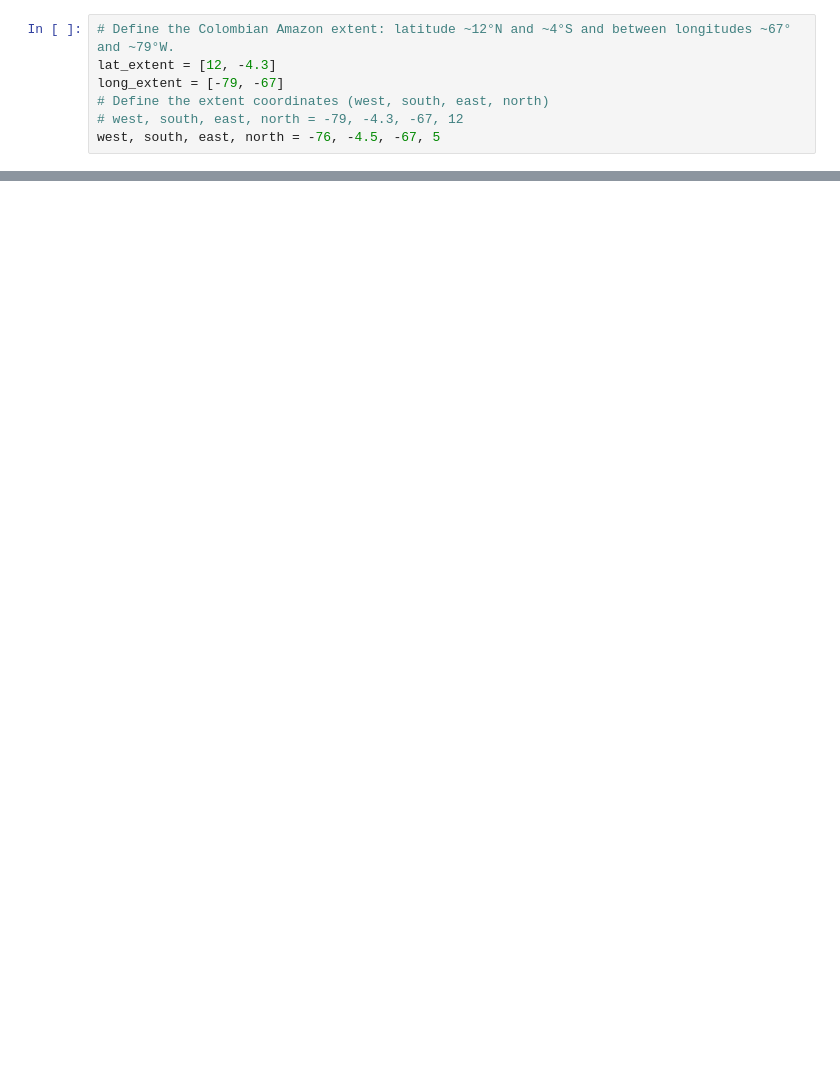
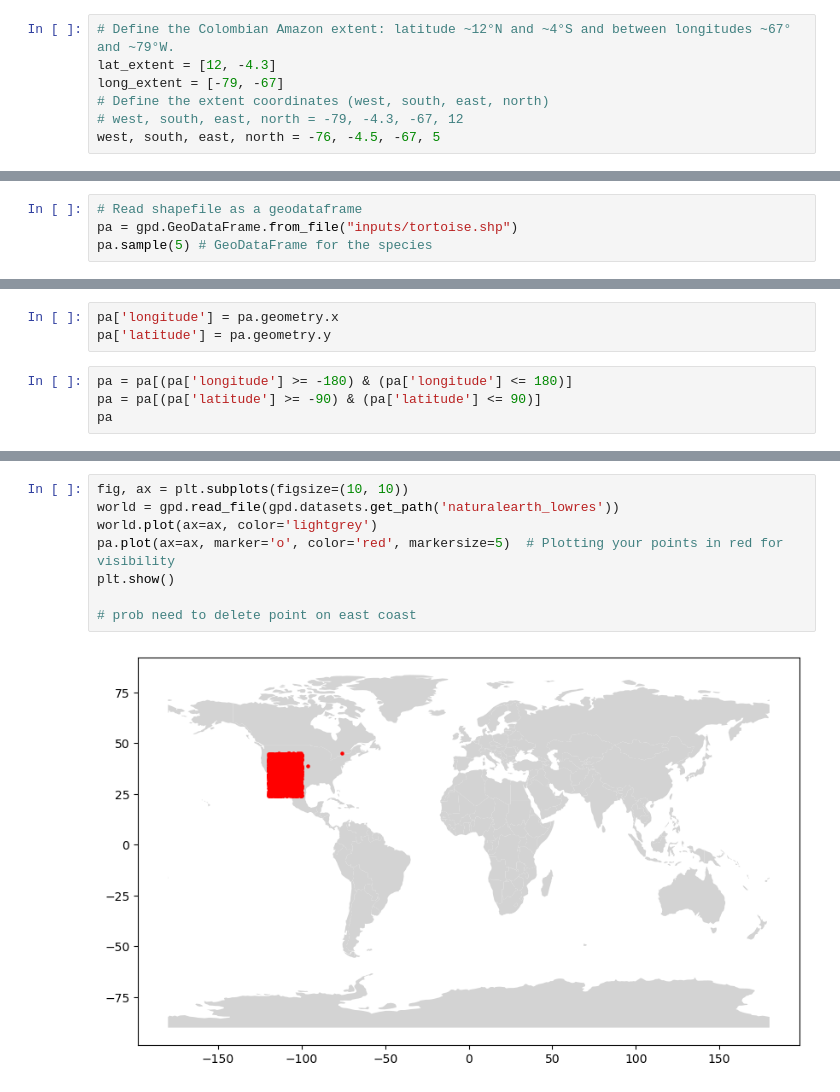
Before and after one commit to kefxiao953/biodiversity_app, a Jupyter notebook: presence_absence.ipynb, the cells around one changed output, grey strips where cells are left out. Drawn from its saved outputs; the diff is of its cells as text; blank space fills up the shorter version.

```diff
--- a/presence_absence.ipynb
+++ b/presence_absence.ipynb
@@ -196,0 +342,4 @@ m
+# %%
+# Read shapefile as a geodataframe
+pa = gpd.GeoDataFrame.from_file("inputs/tortoise.shp")
+pa.sample(5) # GeoDataFrame for the species
@@ -196,0 +380,7 @@ m
+# %%
+pa['longitude'] = pa.geometry.x
+pa['latitude'] = pa.geometry.y
+# %%
+pa = pa[(pa['longitude'] >= -180) & (pa['longitude'] <= 180)]
+pa = pa[(pa['latitude'] >= -90) & (pa['latitude'] <= 90)]
+pa
@@ -196,0 +401,10 @@ m
+# %%
+fig, ax = plt.subplots(figsize=(10, 10))
+world = gpd.read_file(gpd.datasets.get_path('naturalearth_lowres'))
+world.plot(ax=ax, color='lightgrey')
+pa.plot(ax=ax, marker='o', color='red', markersize=5)  # Plotting your points in red for visibility
+plt.show()
+
+# prob need to delete point on east coast
+# %% [output]
+[figure, added]
```
Also changed, not shown: parts of 29 cells of this notebook.
